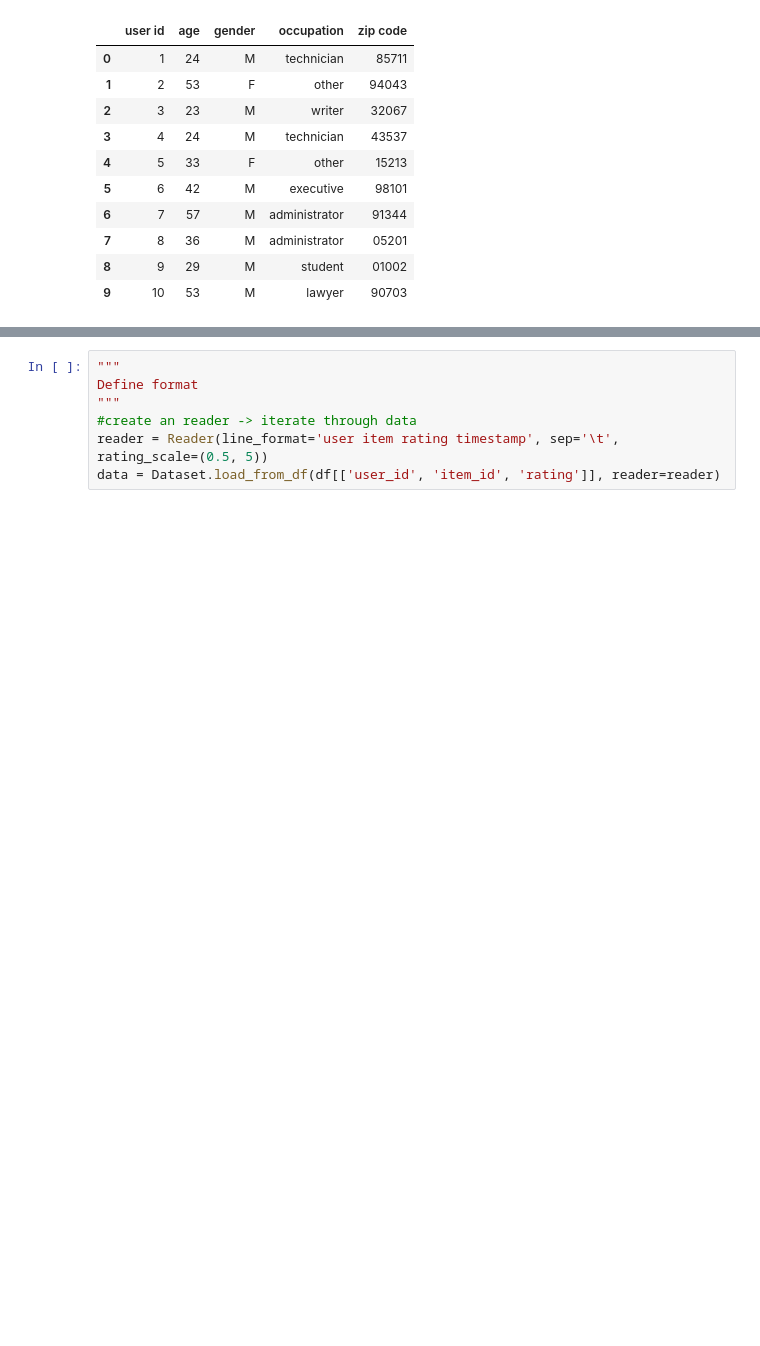
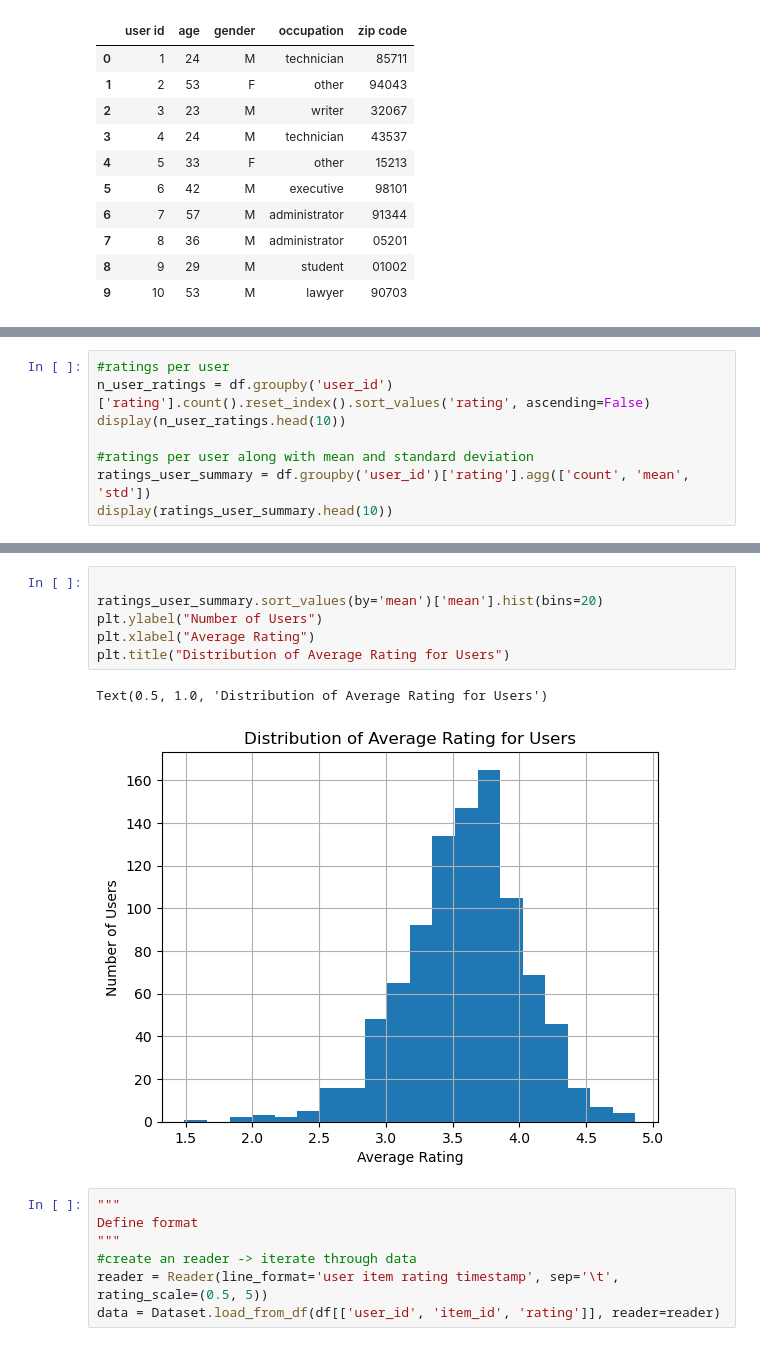
Before and after one commit to tangmagnus/DecisionSupportSystems, a Jupyter notebook: RecommenderSystems/recomSystems.ipynb, the cells around one changed output, grey strips where cells are left out. Drawn from its saved outputs; the diff is of its cells as text; blank space fills up the shorter version.

```diff
--- a/RecommenderSystems/recomSystems.ipynb
+++ b/RecommenderSystems/recomSystems.ipynb
@@ -134,0 +137,8 @@ Name: rating, dtype: int64
+# %%
+#ratings per user
+n_user_ratings = df.groupby('user_id')['rating'].count().reset_index().sort_values('rating', ascending=False)
+display(n_user_ratings.head(10))
+
+#ratings per user along with mean and standard deviation
+ratings_user_summary = df.groupby('user_id')['rating'].agg(['count', 'mean', 'std'])
+display(ratings_user_summary.head(10))
@@ -135,3 +185,12 @@ Name: rating, dtype: int64
+# %%
+
+ratings_user_summary.sort_values(by='mean')['mean'].hist(bins=20)
+plt.ylabel("Number of Users")
+plt.xlabel("Average Rating")
+plt.title("Distribution of Average Rating for Users")
+# %% [output]
+Text(0.5, 1.0, 'Distribution of Average Rating for Users')
+[figure, added]
 # %%
 """
 Define format
```
Also changed, not shown: parts of 12 cells of this notebook.
